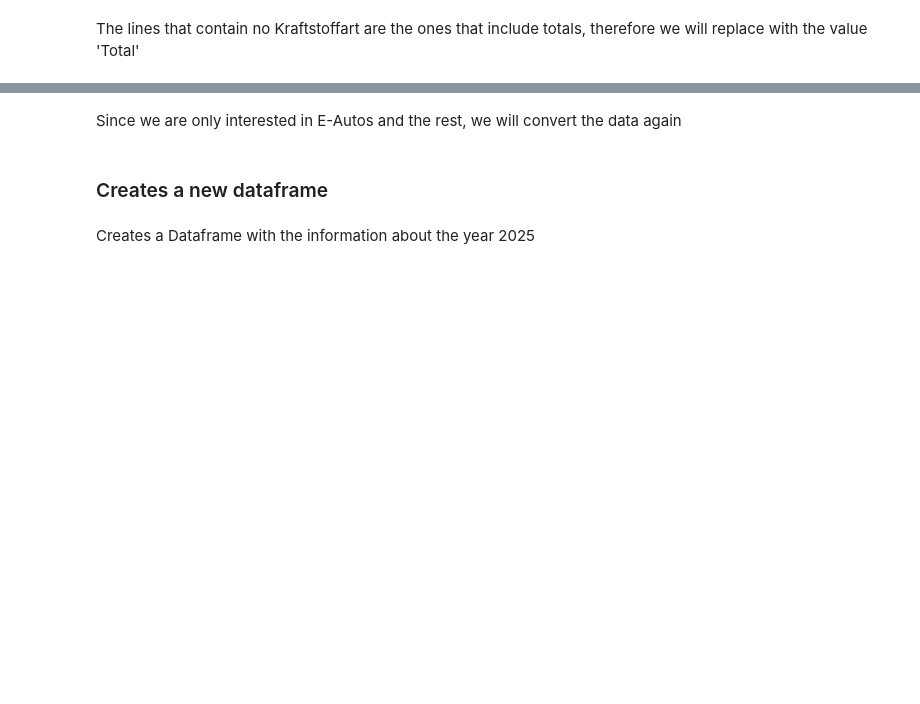
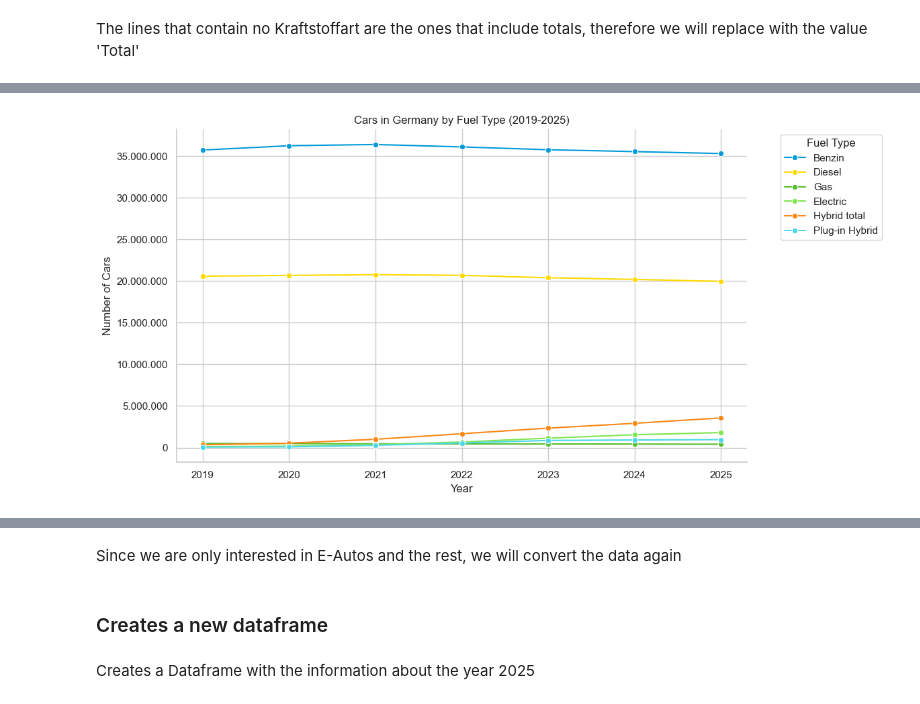
Before and after one commit to adelinerd/electric_cars, a Jupyter notebook: 3_Autos_Germany.ipynb, the cells around one changed output, grey strips where cells are left out. Drawn from its saved outputs; the diff is of its cells as text; code cells hidden in the pictures; blank space fills up the shorter version.

```diff
--- a/3_Autos_Germany.ipynb
+++ b/3_Autos_Germany.ipynb
@@ -227,34 +428,41 @@ print(f'Correlation: {correlation:.2f}')
 # %%
 # Set the plot style
-sns.set_style("whitegrid")
+#sns.set_style("whitegrid")
+
+def european_thousands(x, pos):
+    return f'{x:,.0f}'.replace(',', '.')
 
 # excludes total, as it includes all the fuel types
 df_germany_filtered = df_germany[~(df_germany["fuel"].isin(["Total","Sonstige"]))]
 
 # Pivot the data to get years on x-axis and fuel types as separate lines
 plt.figure(figsize=(12, 6))
 sns.lineplot(data=df_germany_filtered, x="year", y="total_cars", palette = colors_fuel, hue="fuel", marker="o")
 
 # Access the axes
 ax = plt.gca()
 
 # Turn off scientific notation
 ax.ticklabel_format(style='plain', axis='y')
 
 # Format ticks with commas
-ax.yaxis.set_major_formatter(ticker.FuncFormatter(lambda x, _: f'{int(x):,}'.replace(',', '.')))
+ax.yaxis.set_major_formatter(FuncFormatter(european_thousands))
+ax.spines['top'].set_visible(False)
+ax.spines['right'].set_visible(False)
 
 # Labels and title
 plt.xlabel("Year")
 plt.ylabel("Number of Cars")
-plt.title("Cars Over Years (2019-2025) in Germany")
+plt.title("Cars in Germany by Fuel Type (2019-2025)")
 
 # Move legend outside
 plt.legend(title="Fuel Type", bbox_to_anchor=(1.05, 1), loc="upper left")
 
 # Adjust layout to fit legend
 plt.tight_layout()
 plt.show()
+# %% [output]
+[figure, added]
 # %%
 import matplotlib.ticker as ticker
 
```
Also changed, not shown: parts of 25 cells of this notebook, 9 other files.
